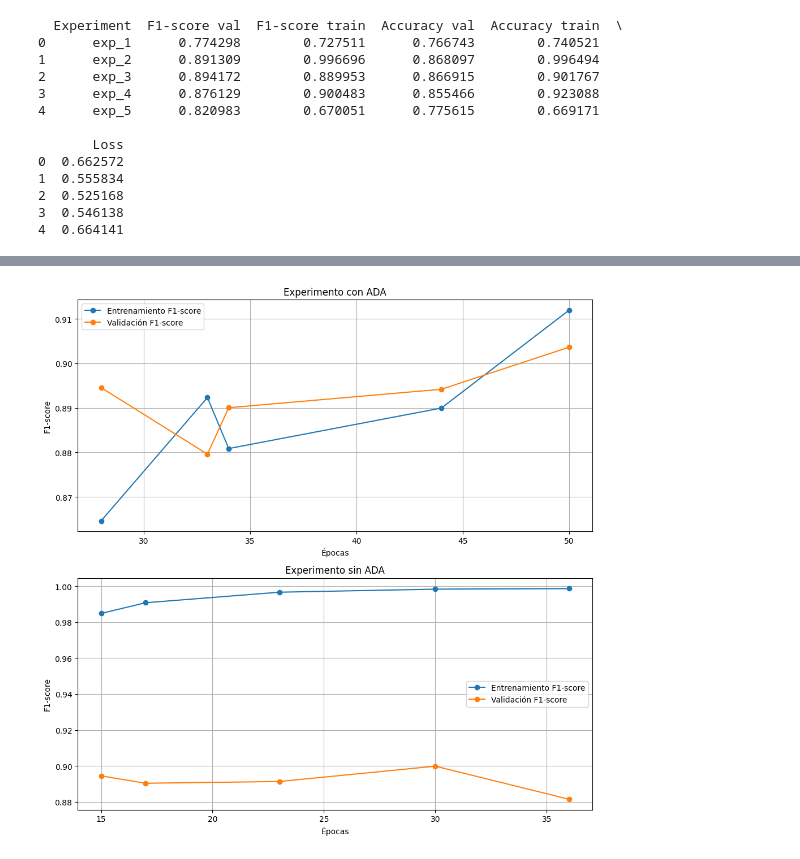
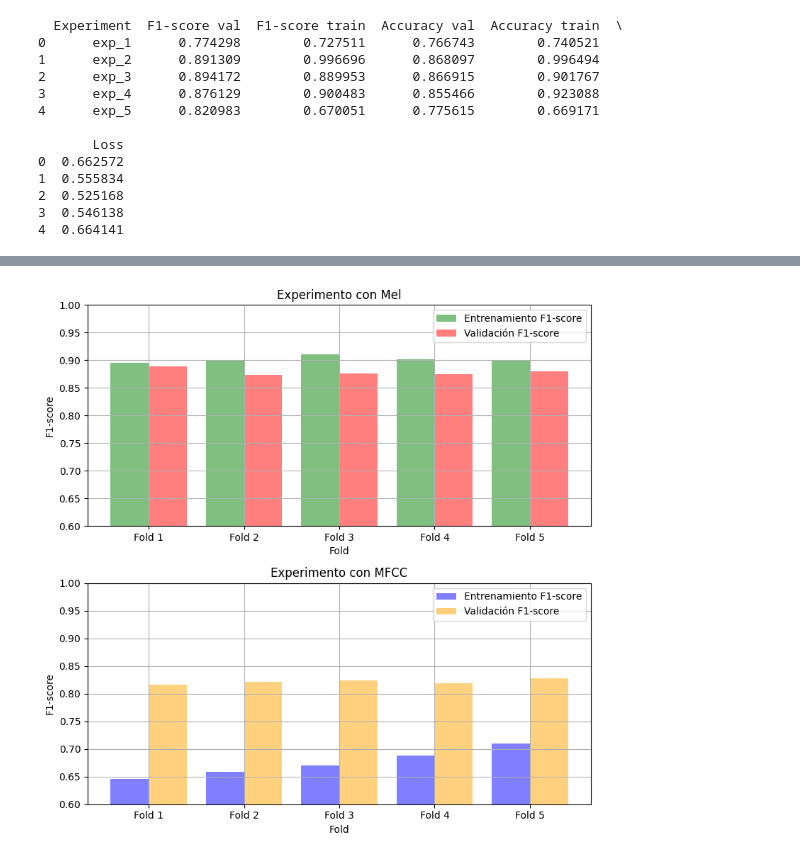
Before and after one commit to JoseRuiz01/Detecciones-de-Manipulaciones-Copy-Move-y-Splicing-en-Audio-usando-Tecnicas-de-Aprendizaje-Profundo, a Jupyter notebook: plot_experiments_results.ipynb, the cells around one changed output, grey strips where cells are left out. Saved outputs shown, nothing was run; the diff lists cells and outputs as text; code cells hidden in the pictures.

```diff
--- a/plot_experiments_results.ipynb
+++ b/plot_experiments_results.ipynb
@@ -115,41 +160,45 @@ print(df_metrics)
 # %%
+# Datos del experimento exp_4
+exp_4_data = results['exp_4']
+epochs_4 = [entry['epoch'] for entry in exp_4_data]
+train_f1_4 = [entry['train_f1'] for entry in exp_4_data]
+val_f1_4 = [entry['val_f1'] for entry in exp_4_data]
 
-# Datos del experimento exp_3
-exp_4_data = results['exp_3']
-exp_4_data.sort(key=lambda x: x['epoch'])
-epochs_4 = [entry['epoch'] for entry in exp_4_data]
-train_loss_4 = [entry['train_f1'] for entry in exp_4_data]
-val_loss_4 = [entry['val_f1'] for entry in exp_4_data]
-
-# Datos del experimento exp_2
-exp_5_data = results['exp_2']
-exp_5_data.sort(key=lambda x: x['epoch'])
+# Datos del experimento exp_5
+exp_5_data = results['exp_5']
 epochs_5 = [entry['epoch'] for entry in exp_5_data]
-train_loss_5 = [entry['train_f1'] for entry in exp_5_data]
-val_loss_5 = [entry['val_f1'] for entry in exp_5_data]
+train_f1_5 = [entry['train_f1'] for entry in exp_5_data]
+val_f1_5 = [entry['val_f1'] for entry in exp_5_data]
 
 # Crear las subgráficas
-fig, axes = plt.subplots(2, 1, figsize=(10, 10))
+fig, axes = plt.subplots(2, 1, figsize=(8, 8))
 
 # Gráfica para exp_3
-axes[0].plot(epochs_4, train_loss_4, label='Entrenamiento F1-score', marker='o')
-axes[0].plot(epochs_4, val_loss_4, label='Validación F1-score', marker='o')
-axes[0].set_title('Experimento con ADA')
-axes[0].set_xlabel('Épocas')
+axes[0].bar(np.arange(len(epochs_4)) - 0.2, train_f1_4, width=0.4, label='Entrenamiento F1-score', alpha=0.5, color='green')
+axes[0].bar(np.arange(len(epochs_4)) + 0.2, val_f1_4, width=0.4, label='Validación F1-score', alpha=0.5, color='red')
+axes[0].set_title('Experimento con Mel')
+axes[0].set_xlabel('Fold')
 axes[0].set_ylabel('F1-score')
+axes[0].set_xticks(np.arange(len(epochs_4)))
+axes[0].set_xticklabels([f"Fold {i+1}" for i in range(len(epochs_4))])
 axes[0].legend()
 axes[0].grid(True)
+axes[0].set_ylim(bottom=0.6, top=1)
+
 
 # Gráfica para exp_2
-axes[1].plot(epochs_5, train_loss_5, label='Entrenamiento F1-score', marker='o')
-axes[1].plot(epochs_5, val_loss_5, label='Validación F1-score', marker='o')
-axes[1].set_title('Experimento sin ADA')
-axes[1].set_xlabel('Épocas')
+axes[1].bar(np.arange(len(epochs_5)) - 0.2, train_f1_5, width=0.4, label='Entrenamiento F1-score', alpha=0.5, color='blue')
+axes[1].bar(np.arange(len(epochs_5)) + 0.2, val_f1_5, width=0.4, label='Validación F1-score', alpha=0.5, color='orange')
+axes[1].set_title('Experimento con MFCC')
+axes[1].set_xlabel('Fold')
 axes[1].set_ylabel('F1-score')
+axes[1].set_xticks(np.arange(len(epochs_5)))
+axes[1].set_xticklabels([f"Fold {i+1}" for i in range(len(epochs_5))])
 axes[1].legend()
 axes[1].grid(True)
+axes[1].set_ylim(bottom=0.6, top=1)
 
 plt.tight_layout()
 plt.show()
 # %% [output]
-[figure, old version]
+[figure, new version]
```
Also changed, not shown: parts of 3 cells of this notebook, 1 other file.
